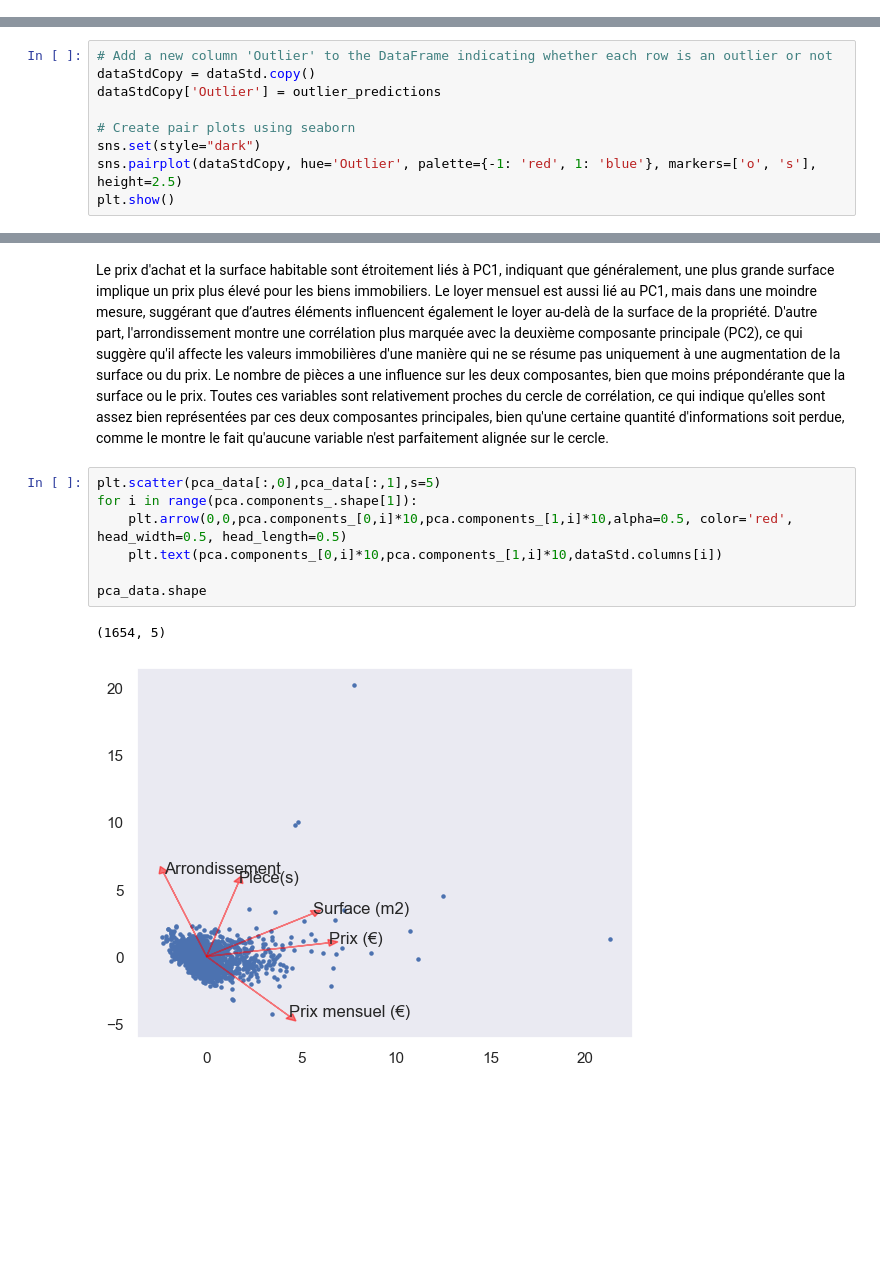
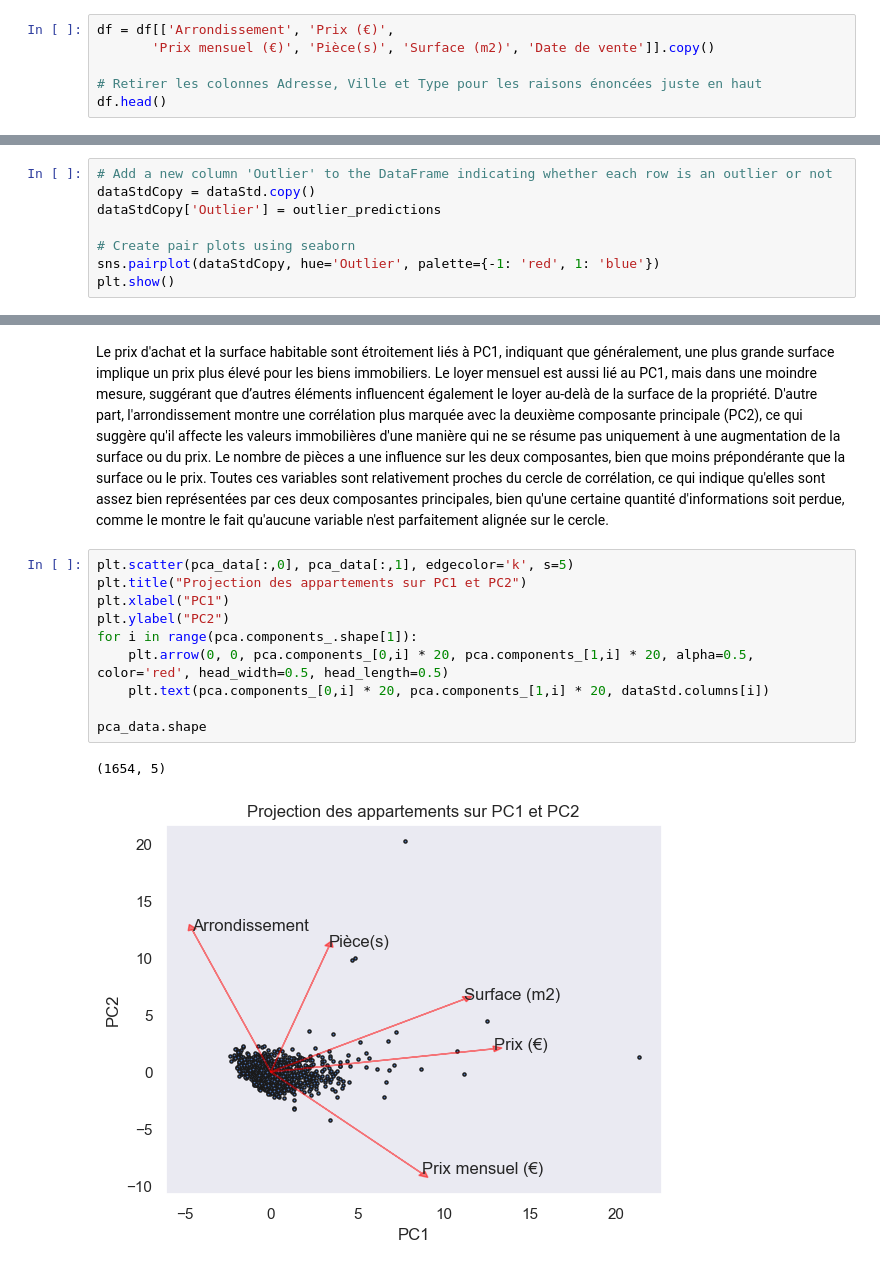
Before and after one commit to Zhuanu/Projet-DALAS, a Jupyter notebook: eda immo.ipynb, the cells around one changed output, grey strips where cells are left out. Drawn from its saved outputs; the diff is of its cells as text; blank space fills up the shorter version.

```diff
--- a/eda immo.ipynb
+++ b/eda immo.ipynb
@@ -122,0 +95,6 @@ Index(['Adresse', 'Ville', 'Arrondissement', 'Type', 'Prix (€)',
+# %%
+df = df[['Arrondissement', 'Prix (€)',
+       'Prix mensuel (€)', 'Pièce(s)', 'Surface (m2)', 'Date de vente']].copy()
+
+# Retirer les colonnes Adresse, Ville et Type pour les raisons énoncées juste en haut
+df.head()
@@ -294,7 +311,6 @@ dataStdCopy = dataStd.copy()
 dataStdCopy['Outlier'] = outlier_predictions
 
 # Create pair plots using seaborn
-sns.set(style="dark")
-sns.pairplot(dataStdCopy, hue='Outlier', palette={-1: 'red', 1: 'blue'}, markers=['o', 's'], height=2.5)
+sns.pairplot(dataStdCopy, hue='Outlier', palette={-1: 'red', 1: 'blue'})
 plt.show()
 # %% [output]
@@ -387,12 +418,15 @@ plt.show()
 # %% [markdown]
 Le prix d'achat et la surface habitable sont étroitement liés à PC1, indiquant que généralement, une plus grande surface implique un prix plus élevé pour les biens immobiliers. Le loyer mensuel est aussi lié au PC1, mais dans une moindre mesure, suggérant que d’autres éléments influencent également le loyer au-delà de la surface de la propriété. D'autre part, l'arrondissement montre une corrélation plus marquée avec la deuxième composante principale (PC2), ce qui suggère qu'il affecte les valeurs immobilières d'une manière qui ne se résume pas uniquement à une augmentation de la surface ou du prix. Le nombre de pièces a une influence sur les deux composantes, bien que moins prépondérante que la surface ou le prix. Toutes ces variables sont relativement proches du cercle de corrélation, ce qui indique qu'elles sont assez bien représentées par ces deux composantes principales, bien qu'une certaine quantité d'informations soit perdue, comme le montre le fait qu'aucune variable n'est parfaitement alignée sur le cercle.
 # %%
-plt.scatter(pca_data[:,0],pca_data[:,1],s=5)
+plt.scatter(pca_data[:,0], pca_data[:,1], edgecolor='k', s=5)
+plt.title("Projection des appartements sur PC1 et PC2")
+plt.xlabel("PC1")
+plt.ylabel("PC2")
 for i in range(pca.components_.shape[1]):
-    plt.arrow(0,0,pca.components_[0,i]*10,pca.components_[1,i]*10,alpha=0.5, color='red', head_width=0.5, head_length=0.5)
-    plt.text(pca.components_[0,i]*10,pca.components_[1,i]*10,dataStd.columns[i])
+    plt.arrow(0, 0, pca.components_[0,i] * 20, pca.components_[1,i] * 20, alpha=0.5, color='red', head_width=0.5, head_length=0.5)
+    plt.text(pca.components_[0,i] * 20, pca.components_[1,i] * 20, dataStd.columns[i])
 
 pca_data.shape
 # %% [output]
 (1654, 5)
-[figure, old version]
+[figure, new version]
```
Also changed, not shown: parts of 40 cells of this notebook, 4 other files.
